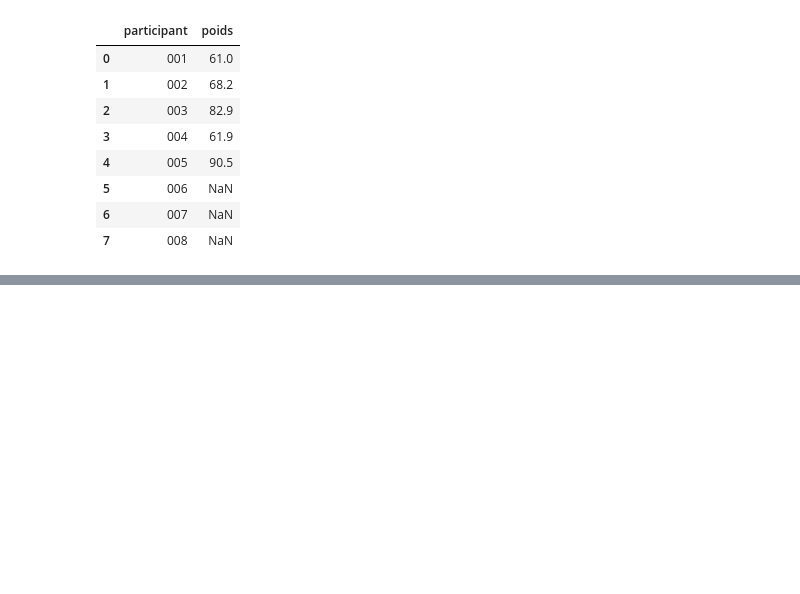
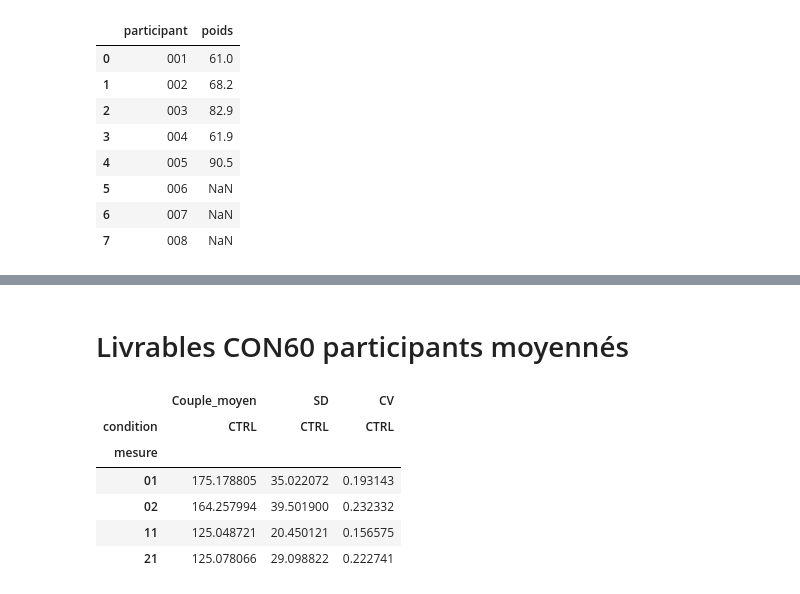
Before and after one commit to mathieucaumes/Traitement_ActivGun, a Jupyter notebook: ActivGun_iso.ipynb, the cells around one changed output, grey strips where cells are left out. Saved outputs shown, nothing was run; the diff lists cells and outputs as text; code cells hidden in the pictures; blank space fills up the shorter version.

```diff
--- a/ActivGun_iso.ipynb
+++ b/ActivGun_iso.ipynb
@@ -611,0 +383,29 @@ max_MRFD_df
+# %% [markdown]
+# Livrables CON60 participants moyennés
+# %%
+df_result_con60 = df_result[df_result.contraction == 'CON60']
+
+con60_couple_mean = df_result_con60.groupby(['condition', 'contraction', 'mesure'])['Couple'].agg(['mean', 'std', lambda x: np.std(x) / np.mean(x)]).reset_index()
+con60_couple_max = df_result_con60.groupby(['condition', 'contraction', 'mesure'])['Couple'].agg(['max', 'std', lambda x: np.std(x) / np.max(x)]).reset_index()
+con60_couple_max_normalise = df_result_con60.groupby(['condition', 'contraction', 'mesure'])['Couple_normalise'].agg(['max', 'std', lambda x: np.std(x) / np.max(x)]).reset_index()
+con60_pos_couple_max = df_result_con60.groupby(['condition', 'contraction', 'mesure'])['Position_couple'].agg(['max', 'std', lambda x: np.std(x) / np.max(x)]).reset_index()
+con60_travail_moyen = df_result_con60.groupby(['condition', 'contraction', 'mesure'])['Travail'].agg(['mean', 'std', lambda x: np.std(x) / np.mean(x)]).reset_index()
+con60_travail_moyen_normalise = df_result_con60.groupby(['condition', 'contraction', 'mesure'])['Travail_normalise'].agg(['mean', 'std', lambda x: np.std(x) / np.mean(x)]).reset_index()
+con60_travail_max = df_result_con60.groupby(['condition', 'contraction', 'mesure'])['Travail'].agg(['max', 'std', lambda x: np.std(x) / np.max(x)]).reset_index()
+
+con60_couple_mean = process_data(con60_couple_mean, 'Couple_moyen')
+con60_couple_max = process_data(con60_couple_max, 'Couple_max')
+con60_couple_max_normalise = process_data(con60_couple_max_normalise, 'Couple_max_normalise')
+con60_pos_couple_max = process_data(con60_pos_couple_max, 'Position_couple_max')
+con60_travail_moyen = process_data(con60_travail_moyen, 'Travail_moyen')
+con60_travail_moyen_normalise = process_data(con60_travail_moyen_normalise, 'Travail_moyen_normalise')
+con60_travail_max = process_data(con60_travail_max, 'Travail_max')
+con60_couple_mean
+# %% [output]
+|  | Couple_moyen | SD | CV |
+| condition | CTRL | CTRL | CTRL |
+| mesure |  |  |  |
+| 01 | 175.178805 | 35.022072 | 0.193143 |
+| 02 | 164.257994 | 39.501900 | 0.232332 |
+| 11 | 125.048721 | 20.450121 | 0.156575 |
+| 21 | 125.078066 | 29.098822 | 0.222741 |
```
Also changed, not shown: parts of 40 cells of this notebook.
